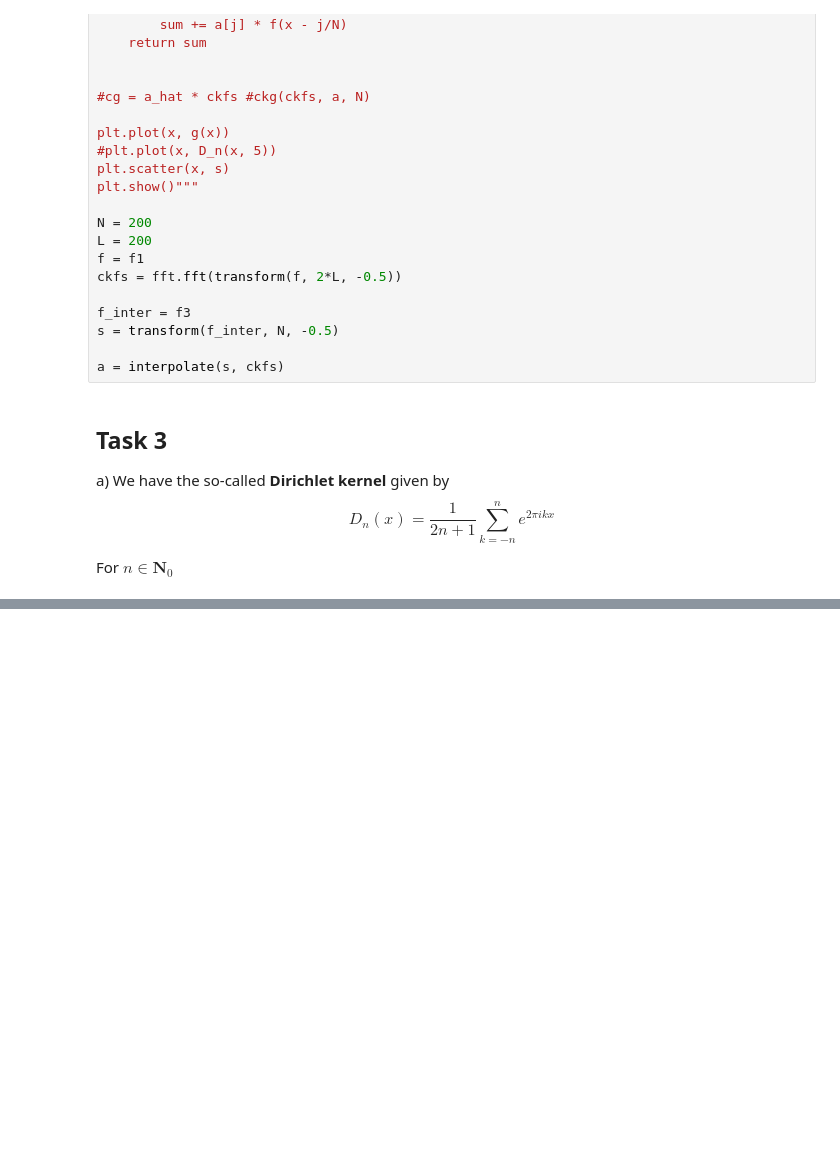
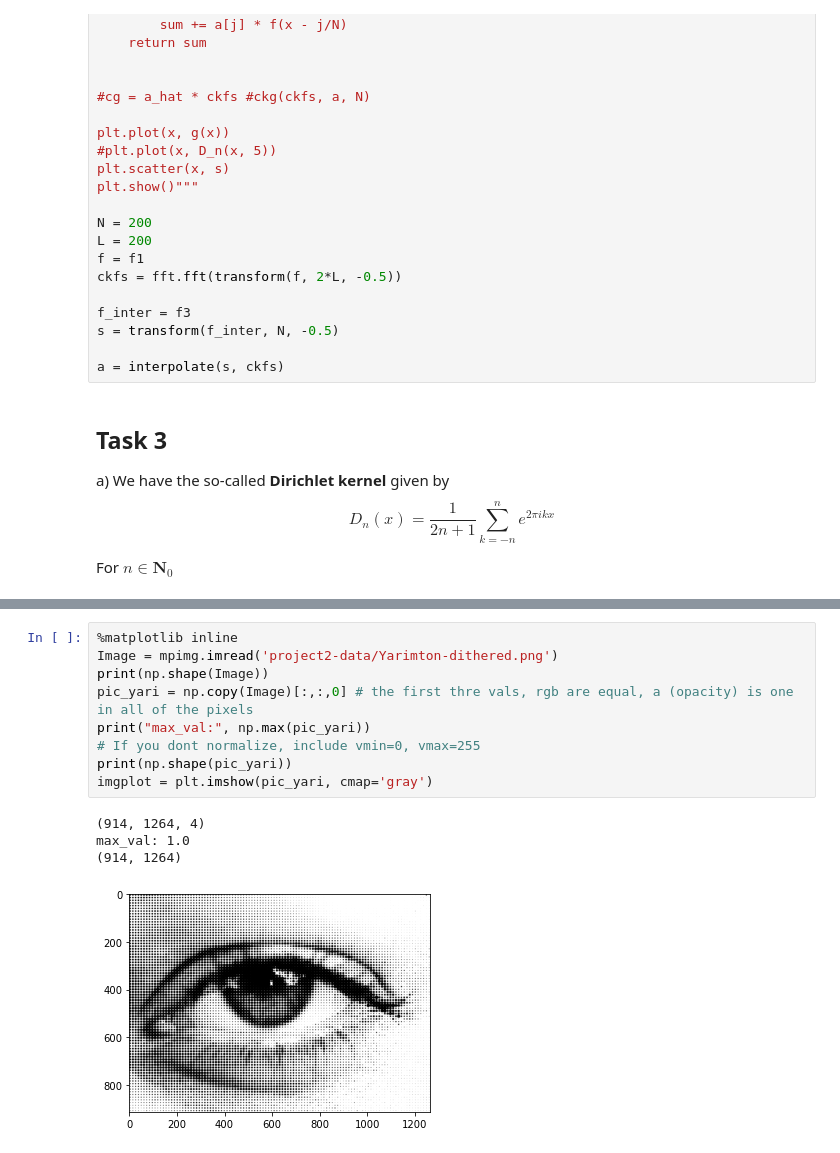
Before and after one commit to sannejamila/TMA4215project2, a Jupyter notebook: project2.ipynb, the cells around one changed output, grey strips where cells are left out. Drawn from its saved outputs; the diff is of its cells as text; blank space fills up the shorter version.

```diff
--- a/project2.ipynb
+++ b/project2.ipynb
@@ -893,0 +948,14 @@ For $n \in \mathbf{N}_0$
+# %%
+%matplotlib inline
+Image = mpimg.imread('project2-data/Yarimton-dithered.png')
+print(np.shape(Image))
+pic_yari = np.copy(Image)[:,:,0] # the first thre vals, rgb are equal, a (opacity) is one in all of the pixels
+print("max_val:", np.max(pic_yari))
+# If you dont normalize, include vmin=0, vmax=255
+print(np.shape(pic_yari))
+imgplot = plt.imshow(pic_yari, cmap='gray')
+# %% [output]
+(914, 1264, 4)
+max_val: 1.0
+(914, 1264)
+[figure, added]
```
Also changed, not shown: parts of 12 cells of this notebook, 8 other files.
